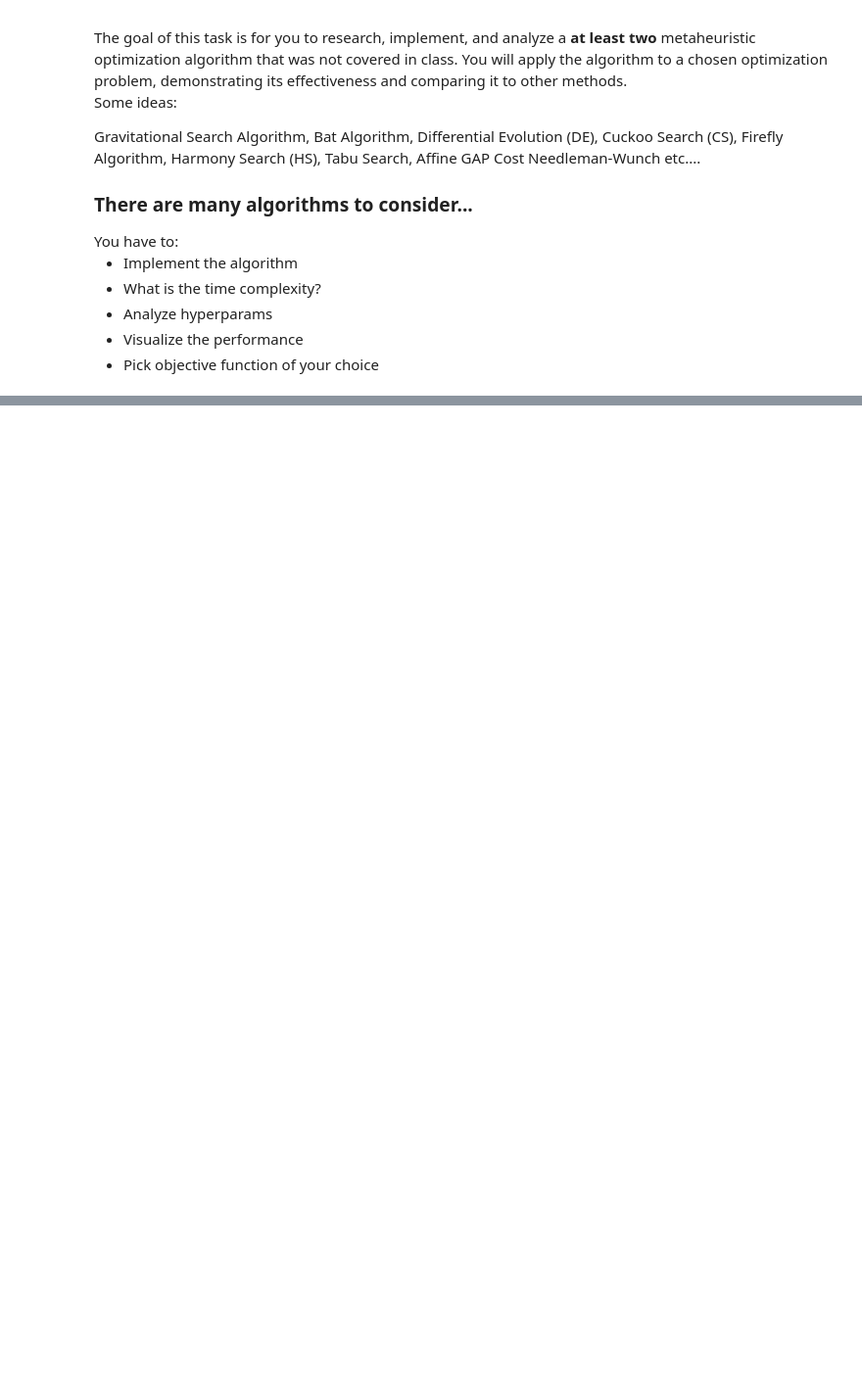
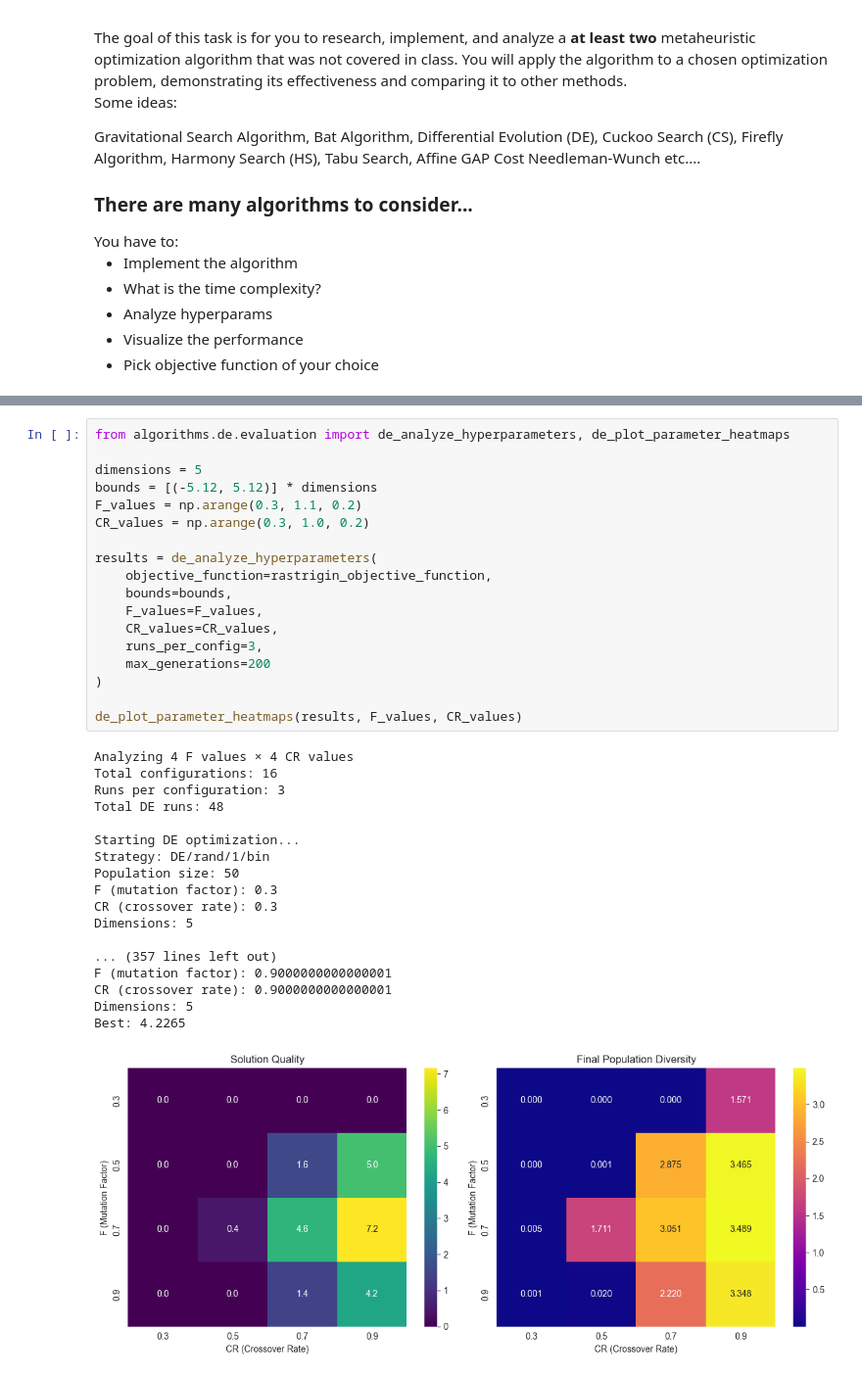
Before and after one commit to ImraKocis/optimization-algorithms-based-on-evolutionary-computing, a Jupyter notebook: ProjectGuide.ipynb, the cells around one changed output, grey strips where cells are left out. Shown at 98% size. Drawn from its saved outputs; the diff is of its cells as text; blank space fills up the shorter version.

```diff
--- a/ProjectGuide.ipynb
+++ b/ProjectGuide.ipynb
@@ -1268,0 +1298,37 @@ You have to:
+# %%
+from algorithms.de.evaluation import de_analyze_hyperparameters, de_plot_parameter_heatmaps
+
+dimensions = 5
+bounds = [(-5.12, 5.12)] * dimensions
+F_values = np.arange(0.3, 1.1, 0.2)
+CR_values = np.arange(0.3, 1.0, 0.2)
+
+results = de_analyze_hyperparameters(
+    objective_function=rastrigin_objective_function,
+    bounds=bounds,
+    F_values=F_values,
+    CR_values=CR_values,
+    runs_per_config=3,
+    max_generations=200
+)
+
+de_plot_parameter_heatmaps(results, F_values, CR_values)
+# %% [output]
+Analyzing 4 F values × 4 CR values
+Total configurations: 16
+Runs per configuration: 3
+Total DE runs: 48
+
+Starting DE optimization...
+Strategy: DE/rand/1/bin
+Population size: 50
+F (mutation factor): 0.3
+CR (crossover rate): 0.3
+Dimensions: 5
+
+... (357 lines left out)
+F (mutation factor): 0.9000000000000001
+CR (crossover rate): 0.9000000000000001
+Dimensions: 5
+Best: 4.2265
+[figure, added]
```
Also changed, not shown: parts of 3 cells of this notebook, 2 other files.
